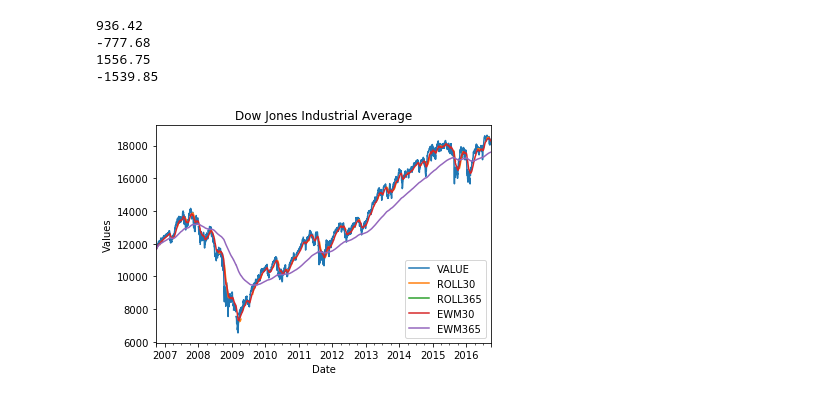
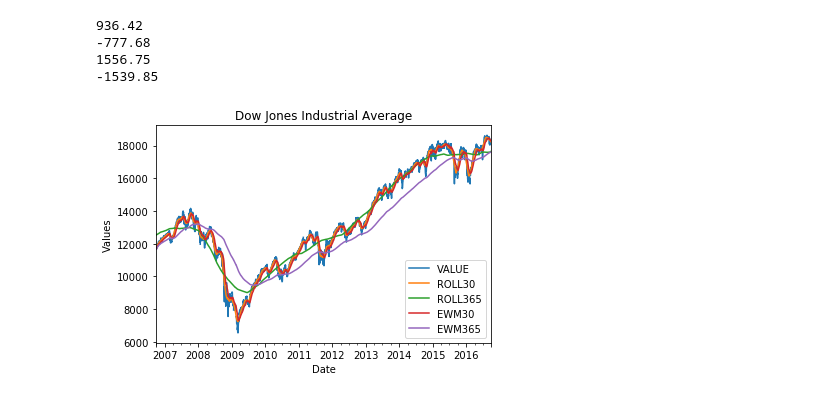
Before and after one commit to deehrlich/BootCamp2017, a Jupyter notebook: ProbSets/Computation/Week 2/Ehrlich_Pandas4.ipynb, the cells around one changed output. Drawn from its saved outputs; the diff is of its cells as text; code cells hidden in the pictures.

```diff
--- a/ProbSets/Computation/Week 2/Ehrlich_Pandas4.ipynb
+++ b/ProbSets/Computation/Week 2/Ehrlich_Pandas4.ipynb
@@ -70,16 +95,16 @@ print(month_min_gain)
 # %%
 """ Problem 7"""
 
-DJIA['ROLL30'] = DJIA['VALUE'].rolling(window=30).mean().values
-DJIA['ROLL365'] = DJIA['VALUE'].rolling(window=365).mean().values
-DJIA["EWM30"] = DJIA["VALUE"].ewm(span=30).mean().values
-DJIA["EWM365"] = DJIA["VALUE"].ewm(span=365).mean().values
+DJIA['ROLL30'] = DJIA['VALUE'].rolling(window=30,min_periods=1,center=True,).mean()
+DJIA['ROLL365'] = DJIA['VALUE'].rolling(window=365,min_periods=1,center=True,).mean()
+DJIA["EWM30"] = DJIA["VALUE"].ewm(span=30).mean()
+DJIA["EWM365"] = DJIA["VALUE"].ewm(span=365).mean()
 
 DJIA.plot()
 plt.title("Dow Jones Industrial Average")
 plt.ylabel("Values")
 plt.xlabel("Date")
 plt.legend()
 plt.show()
 # %% [output]
-[figure, old version]
+[figure, new version]
```
Also changed, not shown: parts of 4 cells of this notebook, 4 other files.
